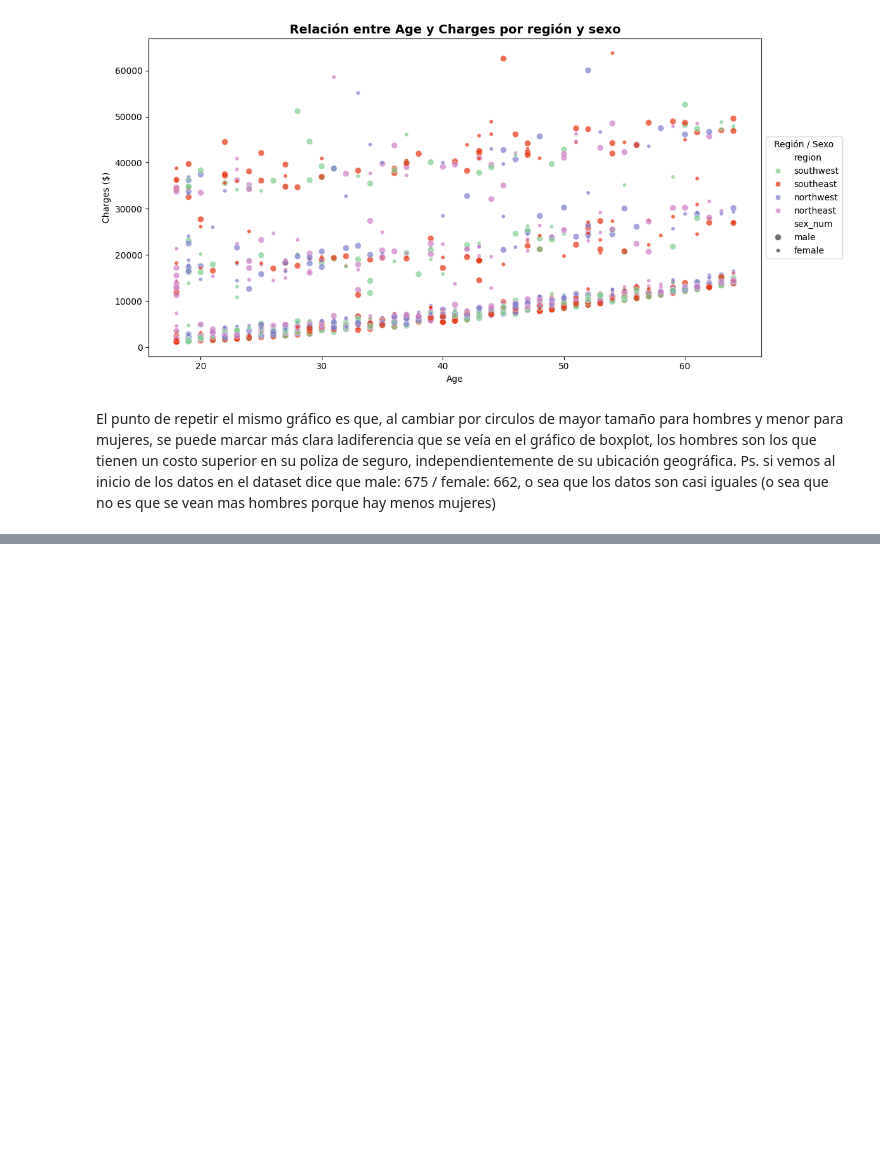
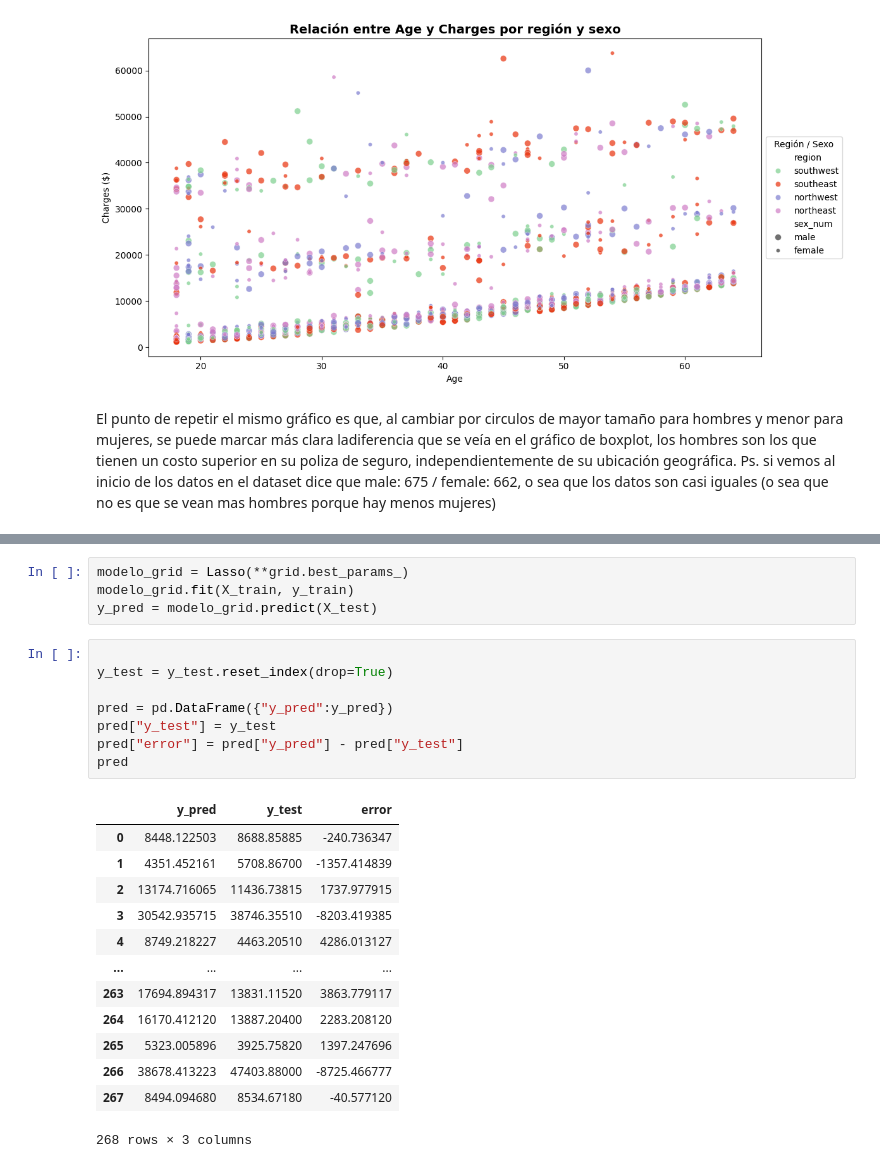
Before and after one commit to 4GeeksAcademy/Leonel_Ponce_Regresion_lineal_medical_insurance, a Jupyter notebook: src/explore.ipynb, the cells around one changed output, grey strips where cells are left out. Cells and saved outputs as stored; diff of their text form; blank space fills up the shorter version.

```diff
--- a/src/explore.ipynb
+++ b/src/explore.ipynb
@@ -332,0 +446,26 @@ El punto de repetir el mismo gráfico es que, al cambiar por circulos de mayor t
+# %%
+modelo_grid = Lasso(**grid.best_params_)
+modelo_grid.fit(X_train, y_train)
+y_pred = modelo_grid.predict(X_test)
+# %%
+
+y_test = y_test.reset_index(drop=True)
+
+pred = pd.DataFrame({"y_pred":y_pred})
+pred["y_test"] = y_test
+pred["error"] = pred["y_pred"] - pred["y_test"]
+pred
+# %% [output]
+|  | y_pred | y_test | error |
+| 0 | 8448.122503 | 8688.85885 | -240.736347 |
+| 1 | 4351.452161 | 5708.86700 | -1357.414839 |
+| 2 | 13174.716065 | 11436.73815 | 1737.977915 |
+| 3 | 30542.935715 | 38746.35510 | -8203.419385 |
+| 4 | 8749.218227 | 4463.20510 | 4286.013127 |
+| ... | ... | ... | ... |
+| 263 | 17694.894317 | 13831.11520 | 3863.779117 |
+| 264 | 16170.412120 | 13887.20400 | 2283.208120 |
+| 265 | 5323.005896 | 3925.75820 | 1397.247696 |
+| 266 | 38678.413223 | 47403.88000 | -8725.466777 |
+| 267 | 8494.094680 | 8534.67180 | -40.577120 |
+268 rows × 3 columns
```
Also changed, not shown: parts of 20 cells of this notebook, 1 other file.
